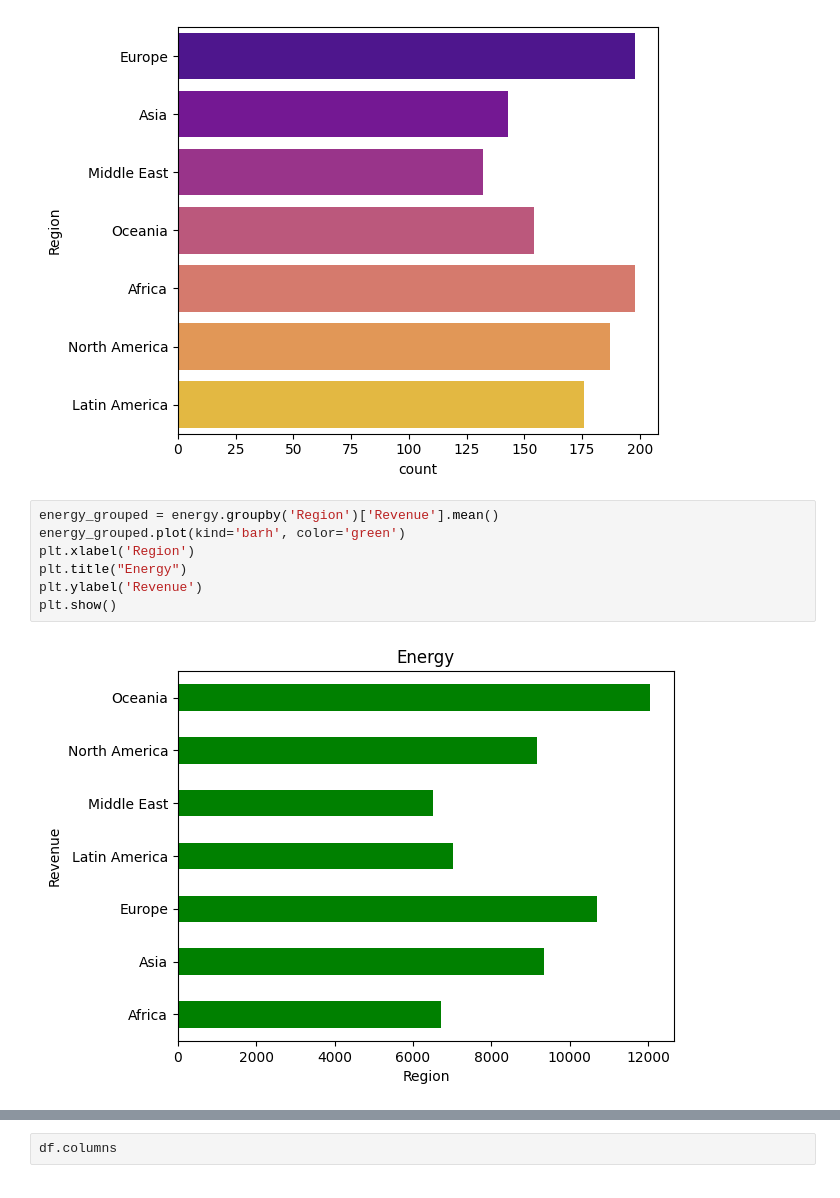
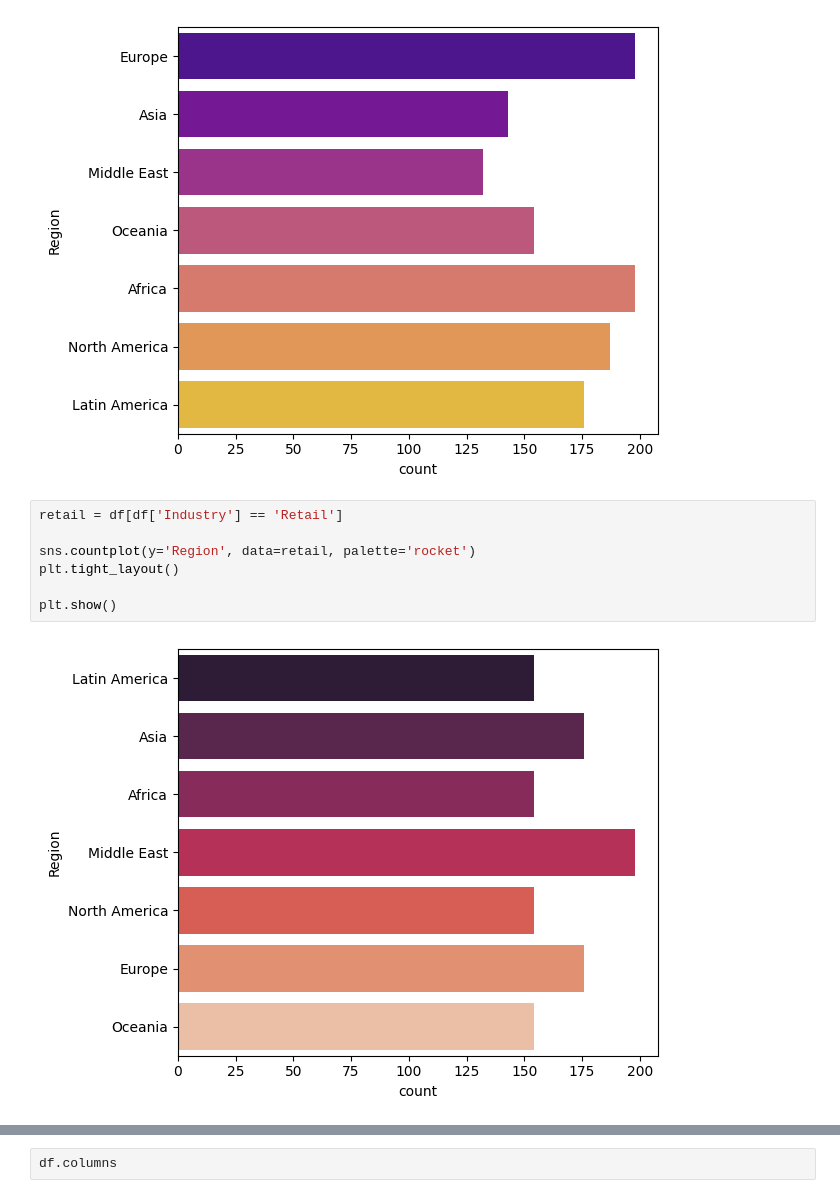
Before and after one commit to atakanerdogn/DATA-since-9-April, a Jupyter notebook: esg,_sustainable.ipynb, the cells around one changed output, grey strips where cells are left out. Cells and saved outputs as stored; diff of their text form.

```diff
--- a/esg,_sustainable.ipynb
+++ b/esg,_sustainable.ipynb
@@ -422,12 +411,12 @@ plt.tight_layout()
 plt.show()
 # %% [output]
 [figure]
-# %%
-energy_grouped = energy.groupby('Region')['Revenue'].mean()
-energy_grouped.plot(kind='barh', color='green')
-plt.xlabel('Region')
-plt.title("Energy")
-plt.ylabel('Revenue')
-plt.show()
-# %% [output]
-[figure, removed]
+# %%
+retail = df[df['Industry'] == 'Retail']
+
+sns.countplot(y='Region', data=retail, palette='rocket')
+plt.tight_layout()
+
+plt.show()
+# %% [output]
+[figure, added]
```
Also changed, not shown: parts of 5 cells of this notebook.
